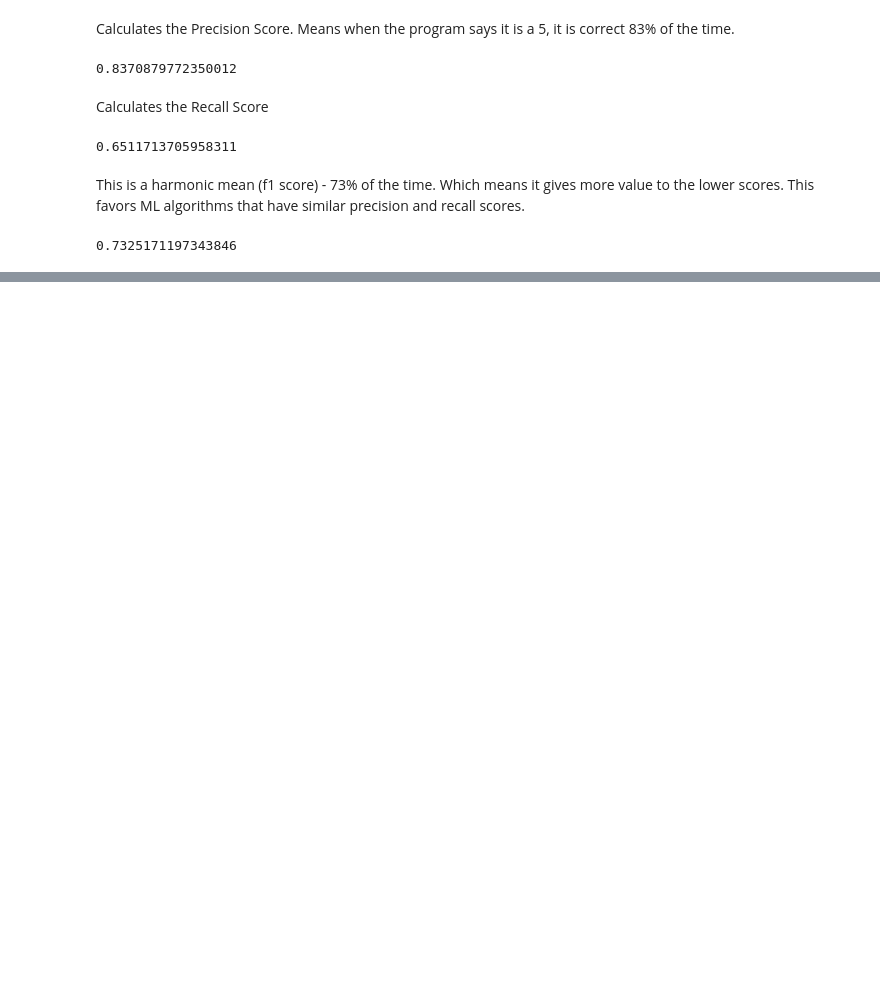
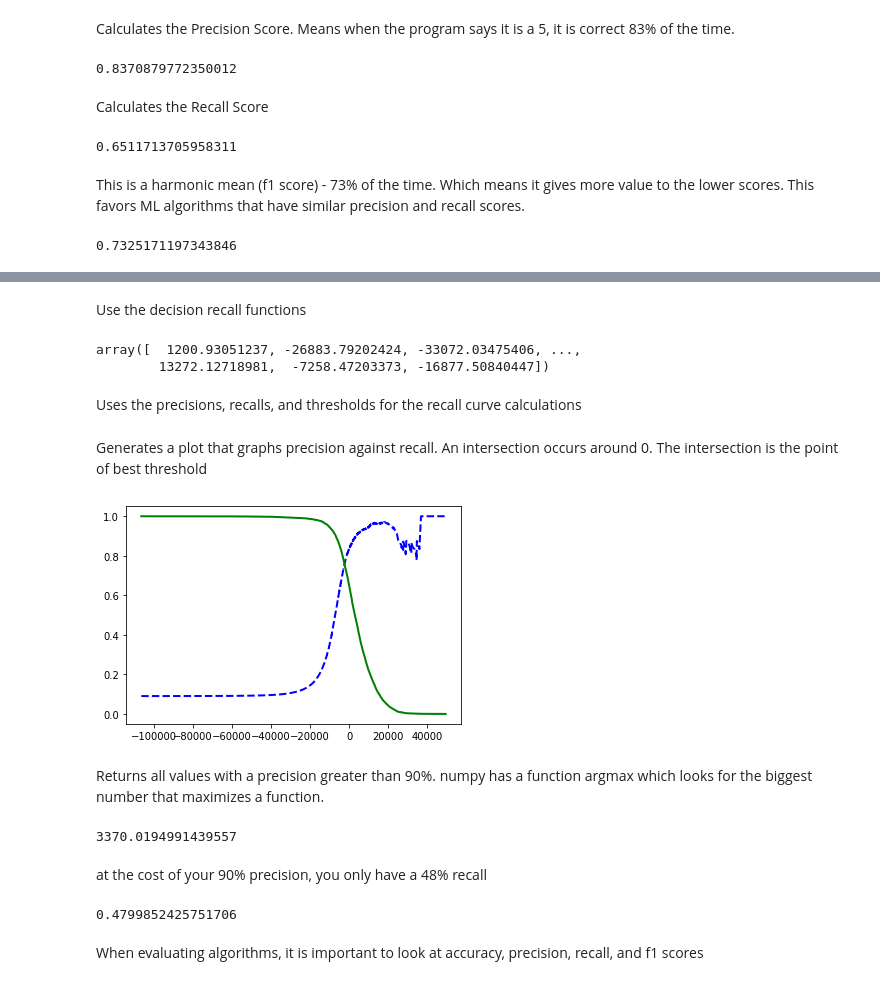
Before and after one commit to CMPSC-310-AI-Spring2023/activity08_classification-Stephen-Cullinan, a Jupyter notebook: Copy_of_CMPSC_310_Activity8.ipynb, the cells around one changed output, grey strips where cells are left out. Drawn from its saved outputs; the diff is of its cells as text; code cells hidden in the pictures; blank space fills up the shorter version.

```diff
--- a/Copy_of_CMPSC_310_Activity8.ipynb
+++ b/Copy_of_CMPSC_310_Activity8.ipynb
@@ -178,0 +190,45 @@ f1_score(y_train_5, y_train_pred)
+# %% [markdown]
+Use the decision recall functions
+# %%
+y_scores = cross_val_predict(sgd_clf, X_train, y_train_5, cv = 3, method="decision_function")
+y_scores
+# %% [output]
+array([  1200.93051237, -26883.79202424, -33072.03475406, ...,
+        13272.12718981,  -7258.47203373, -16877.50840447])
+# %% [markdown]
+Uses the precisions, recalls, and thresholds for the recall curve calculations
+# %%
+from sklearn.metrics import precision_recall_curve
+
+precisions, recalls, thresholds = precision_recall_curve(y_train_5, y_scores)
+# %% [markdown]
+Generates a plot that graphs precision against recall.
+An intersection occurs around 0.
+The intersection is the point of best threshold
+# %%
+plt.plot(thresholds, precisions[:-1], "b--", label="Precision", linewidth=2)
+plt.plot(thresholds, recalls[:-1], "g-", label = "Recall", linewidth = 2)
+[...]
+plt.show()
+# %% [output]
+[figure, added]
+# %% [markdown]
+Returns all values with a precision greater than 90%.
+numpy has a function argmax which looks for the biggest number that maximizes a function.
+# %%
+for_90_precision = (precisions >= 0.90).argmax()
+threshold_90_precision = thresholds[for_90_precision]
+threshold_90_precision
+# %% [output]
+3370.0194991439557
+# %% [markdown]
+at the cost of your 90% precision, you only have a 48% recall
+# %%
+y_train_pred90 = (y_scores >= threshold_90_precision)
+precision_score(y_train_5, y_train_pred90)
+recall_90 = recall_score(y_train_5, y_train_pred90)
+recall_90
+# %% [output]
+0.4799852425751706
+# %% [markdown]
+When evaluating algorithms, it is important to look at accuracy, precision, recall, and f1 scores
```
Also changed, not shown: parts of 2 cells of this notebook.
